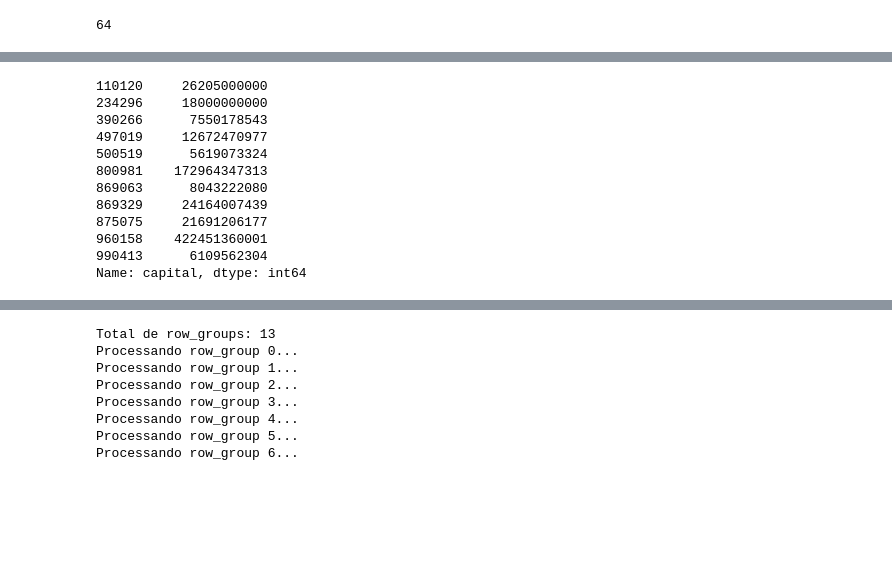
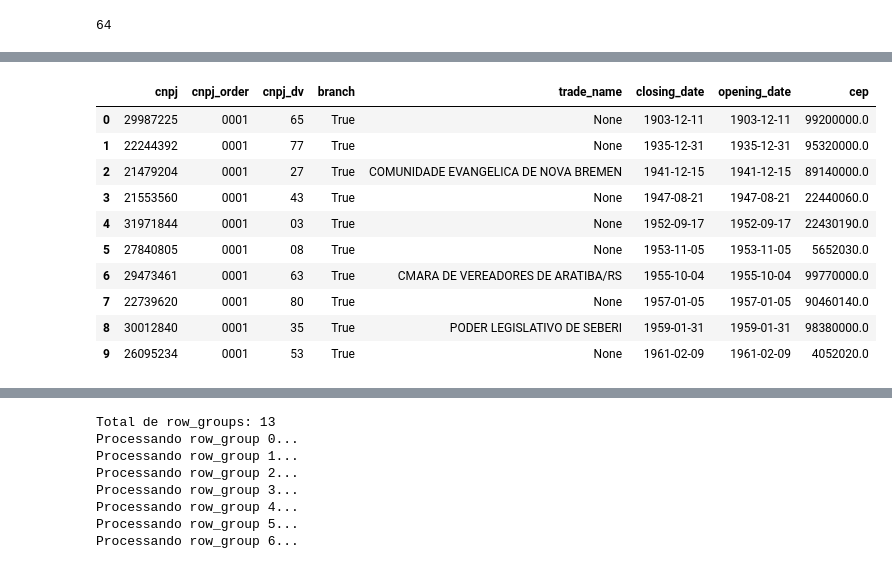
Before and after one commit to filipemedeiross/company_shareholder_based_clustering, a Jupyter notebook: notebooks/2. Bipartite Graph.ipynb, the cells around one changed output, grey strips where cells are left out. Cells and saved outputs as stored; diff of their text form; code cells hidden in the pictures; blank space fills up the shorter version.

```diff
--- a/notebooks/2. Bipartite Graph.ipynb
+++ b/notebooks/2. Bipartite Graph.ipynb
@@ -34,18 +135,22 @@ chunk.capital = (
     .replace(r',.*', '', regex=True)
     .astype('int64')
 )
-# %%
-chunk.capital[chunk.capital > 4294967290]
-# %% [output]
-110120     26205000000
-234296     18000000000
-390266      7550178543
-497019     12672470977
-500519      5619073324
-800981    172964347313
-869063      8043222080
-869329     24164007439
-875075     21691206177
-960158    422451360001
-990413      6109562304
-Name: capital, dtype: int64
+# %%
+import pyarrow.parquet as pq
+
+parquet_file = pq.ParquetFile(OUTPUT_BUSINESS)
+
+table = parquet_file.read_row_group(0)
+table.to_pandas().head(10)
+# %% [output]
+|  | cnpj | cnpj_order | cnpj_dv | branch | trade_name | closing_date | opening_date | cep |
+| 0 | 29987225 | 0001 | 65 | True | None | 1903-12-11 | 1903-12-11 | 99200000.0 |
+| 1 | 22244392 | 0001 | 77 | True | None | 1935-12-31 | 1935-12-31 | 95320000.0 |
+| 2 | 21479204 | 0001 | 27 | True | COMUNIDADE EVANGELICA DE NOVA BREMEN | 1941-12-15 | 1941-12-15 | 89140000.0 |
+| 3 | 21553560 | 0001 | 43 | True | None | 1947-08-21 | 1947-08-21 | 22440060.0 |
+| 4 | 31971844 | 0001 | 03 | True | None | 1952-09-17 | 1952-09-17 | 22430190.0 |
+| 5 | 27840805 | 0001 | 08 | True | None | 1953-11-05 | 1953-11-05 | 5652030.0 |
+| 6 | 29473461 | 0001 | 63 | True | CMARA DE VEREADORES DE ARATIBA/RS | 1955-10-04 | 1955-10-04 | 99770000.0 |
+| 7 | 22739620 | 0001 | 80 | True | None | 1957-01-05 | 1957-01-05 | 90460140.0 |
+| 8 | 30012840 | 0001 | 35 | True | PODER LEGISLATIVO DE SEBERI | 1959-01-31 | 1959-01-31 | 98380000.0 |
+| 9 | 26095234 | 0001 | 53 | True | None | 1961-02-09 | 1961-02-09 | 4052020.0 |
```
Also changed, not shown: parts of 9 cells of this notebook, 3 other files.
